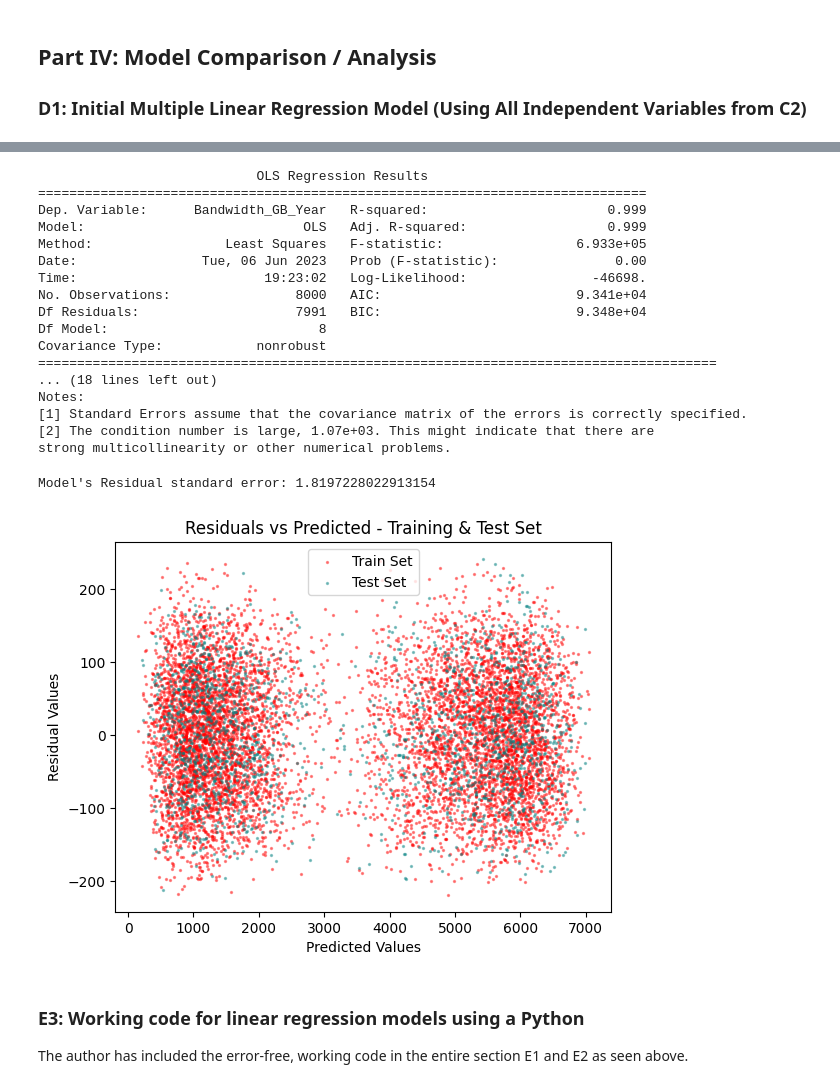
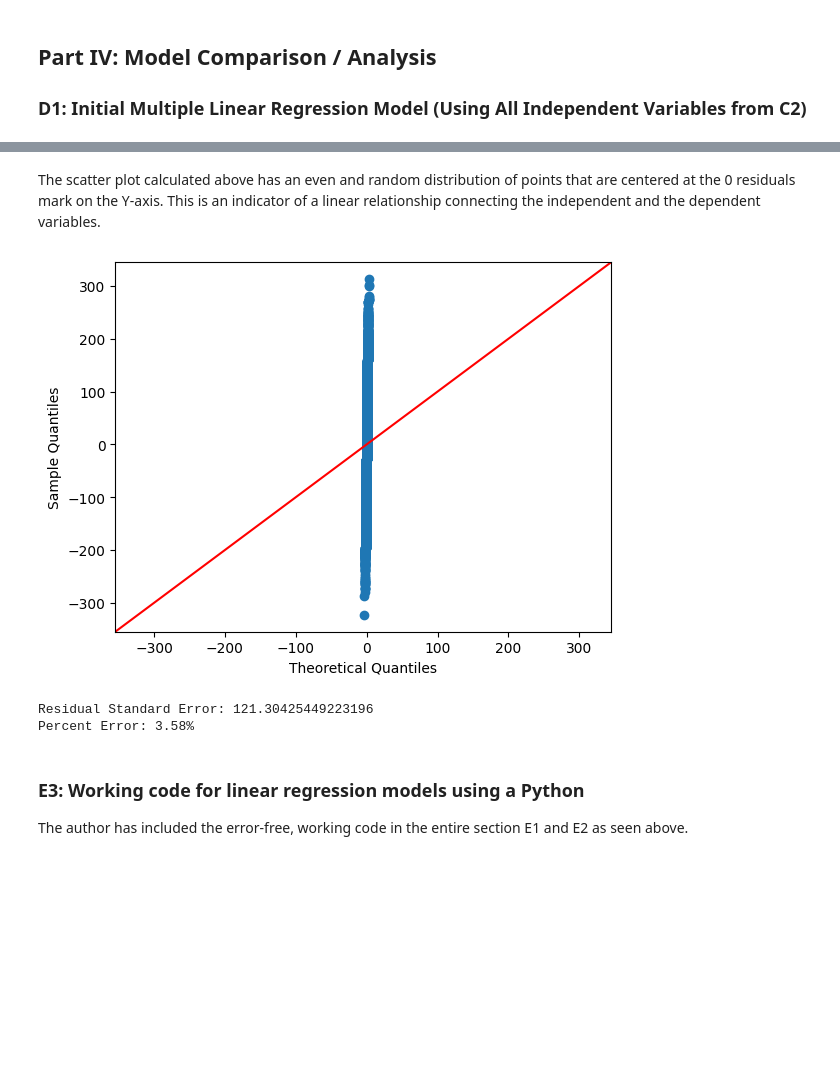
Before and after one commit to sullysbrain/wgu-208, a Jupyter notebook: scottsullivan_010547531_d208_v3.ipynb, the cells around one changed output, grey strips where cells are left out. Drawn from its saved outputs; the diff is of its cells as text; code cells hidden in the pictures; blank space fills up the shorter version.

```diff
--- a/scottsullivan_010547531_d208_v3.ipynb
+++ b/scottsullivan_010547531_d208_v3.ipynb
@@ -513,62 +655,26 @@ Below is a residual plot of the reduced linear regression model followed by the
+# %% [markdown]
+The scatter plot calculated above has an even and random distribution of points that are centered at the 0 residuals mark on the Y-axis. This is an indicator of a linear relationship connecting the independent and the dependent variables.
+# %%
+import statsmodels.api as sm
+import matplotlib.pyplot as plt
+
+sm.qqplot(residuals, line='45')
+plt.show()
+# %% [output]
+[figure, added]
 # %%
-from sklearn.model_selection import train_test_split
-import statsmodels.api as sm
+from sklearn.metrics import mean_squared_error
+import numpy as np
 
-reduced_independent = ['Tenure','InternetService_DSL','Children','Gender_Male', 'OnlineSecurity','StreamingTV','StreamingMovies','MonthlyCharge']
+mse = mean_squared_error(y_test, y_pred)
+rse = np.sqrt(mse)
+error_percentage = rse / df['Bandwidth_GB_Year'].mean() *  100
 
-# Training and test set creation
-X_train, X_test, y_train, y_test = train_test_split(df[reduced_independent], df['Bandwidth_GB_Year'], test_size=0.2, random_state=42)
-
-X_train = sm.add_constant(X_train)
-X_test = sm.add_constant(X_test)
-model = sm.OLS(y_train, X_train)
-results = model.fit()
-
-# Now that the model is created and fit, print the summary
-print(results.summary())
+print(f"Residual Standard Error: {rse}")
+print(f"Percent Error: {error_percentage:.2f}%")
 # %% [output]
-                            OLS Regression Results
-==============================================================================
-Dep. Variable:      Bandwidth_GB_Year   R-squared:                       0.999
-Model:                            OLS   Adj. R-squared:                  0.999
-Method:                 Least Squares   F-statistic:                 6.933e+05
-Date:                Tue, 06 Jun 2023   Prob (F-statistic):               0.00
-Time:                        19:23:02   Log-Likelihood:                -46698.
-No. Observations:                8000   AIC:                         9.341e+04
-Df Residuals:                    7991   BIC:                         9.348e+04
-Df Model:                           8
-Covariance Type:            nonrobust
-=======================================================================================
-... (18 lines left out)
-Notes:
-[1] Standard Errors assume that the covariance matrix of the errors is correctly specified.
-[2] The condition number is large, 1.07e+03. This might indicate that there are
-strong multicollinearity or other numerical problems.
+Residual Standard Error: 121.30425449223196
+Percent Error: 3.58%
-# %%
-import numpy as np
-import seaborn as sns
-from sklearn.metrics import mean_squared_error
-import matplotlib.pyplot as plt
-
-y_train_pred = results.predict(X_train)
-y_test_pred = results.predict(X_test)
-res_train = y_train - y_train_pred
-res_test = y_test - y_test_pred
-
-plt.scatter(y_train_pred, res_train, color="red", s=2, alpha=0.4, label='Train Set')
-plt.scatter(y_test_pred, res_test, color="teal", s=2, alpha=0.4, label='Test Set')
-plt.legend()
-plt.title("Residuals vs Predicted - Training & Test Set")
-plt.xlabel("Predicted Values")
-plt.ylabel("Residual Values")
-
-mean_squared_err = mean_squared_error(y_test, y_test_pred)
-p = X_test.shape[1]
-residual_standard_err = np.sqrt(mean_squared_err / (X_test.shape[0] - p - 1))
-print(f"Model's Residual standard error: {residual_standard_err}")
-# %% [output]
-Model's Residual standard error: 1.8197228022913154
-[figure, removed]
 # %% [markdown]
 ### E3: Working code for linear regression models using a Python
 The author has included the error-free, working code in the entire section E1 and E2 as seen above.
```
Also changed, not shown: parts of 30 cells of this notebook, 2 other files.
